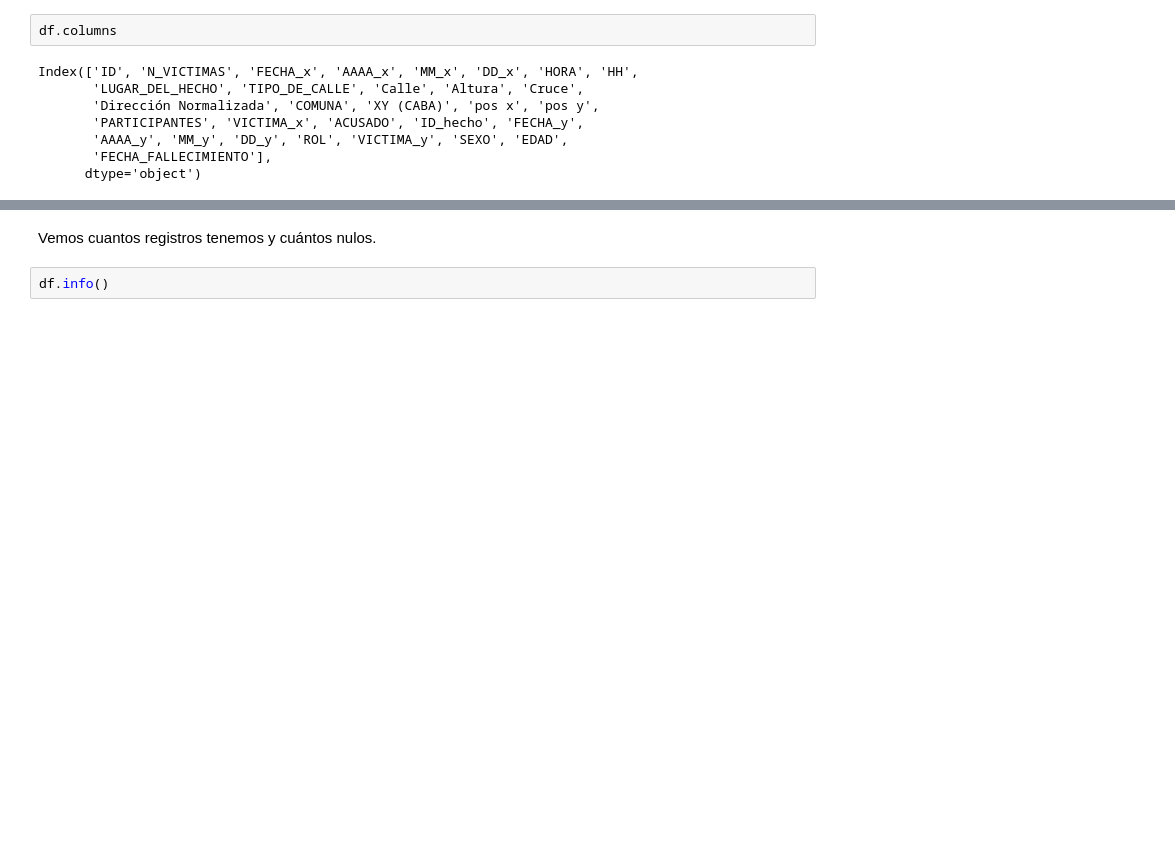
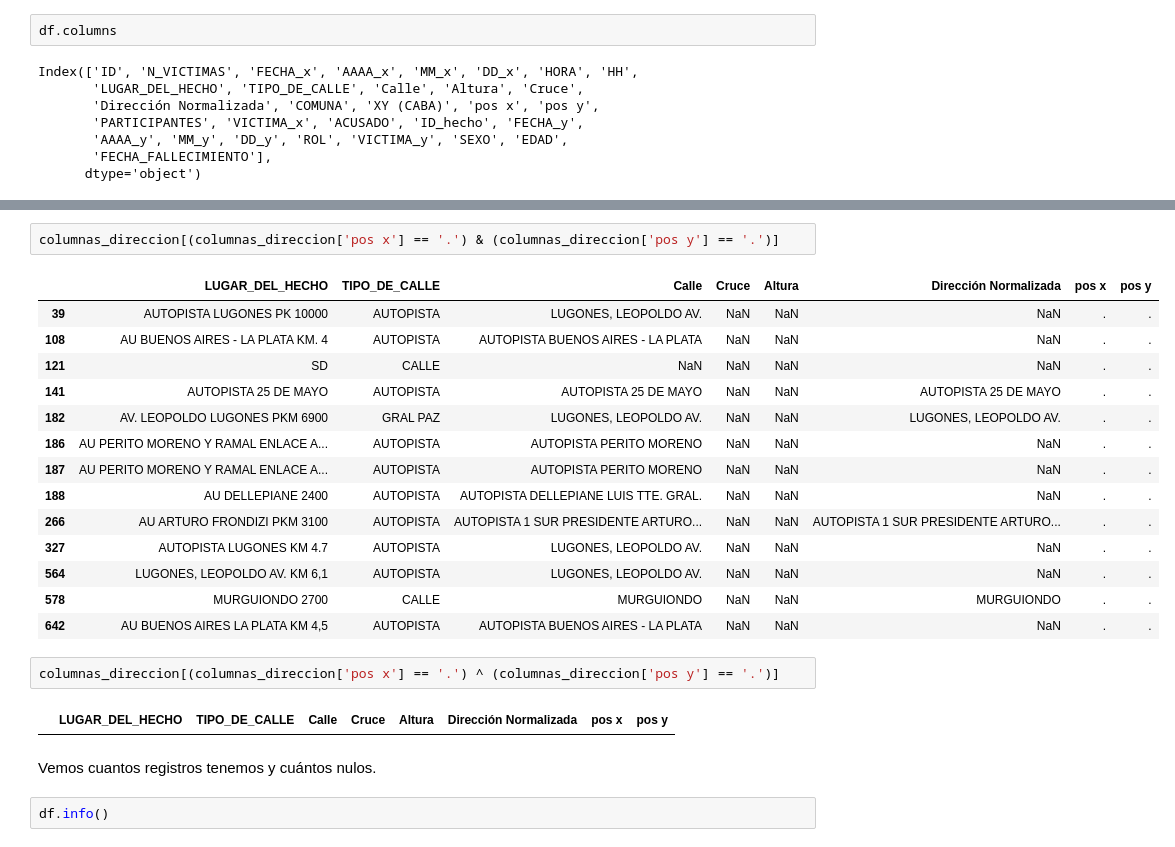
Before and after one commit to EnzoTitaDolce/pi02, a Jupyter notebook: eda.ipynb, the cells around one changed output, grey strips where cells are left out. Saved outputs shown, nothing was run; the diff lists cells and outputs as text; blank space fills up the shorter version.

```diff
--- a/eda.ipynb
+++ b/eda.ipynb
@@ -160,3 +286,24 @@ df
+# %%
+columnas_direccion[(columnas_direccion['pos x'] == '.') & (columnas_direccion['pos y'] == '.')]
+# %% [output]
+|  | LUGAR_DEL_HECHO | TIPO_DE_CALLE | Calle | Cruce | Altura | Dirección Normalizada | pos x | pos y |
+| 39 | AUTOPISTA LUGONES PK 10000 | AUTOPISTA | LUGONES, LEOPOLDO AV. | NaN | NaN | NaN | . | . |
+| 108 | AU BUENOS AIRES - LA PLATA KM. 4 | AUTOPISTA | AUTOPISTA BUENOS AIRES - LA PLATA | NaN | NaN | NaN | . | . |
+| 121 | SD | CALLE | NaN | NaN | NaN | NaN | . | . |
+| 141 | AUTOPISTA 25 DE MAYO | AUTOPISTA | AUTOPISTA 25 DE MAYO | NaN | NaN | AUTOPISTA 25 DE MAYO | . | . |
+| 182 | AV. LEOPOLDO LUGONES PKM 6900 | GRAL PAZ | LUGONES, LEOPOLDO AV. | NaN | NaN | LUGONES, LEOPOLDO AV. | . | . |
+| 186 | AU PERITO MORENO Y RAMAL ENLACE A... | AUTOPISTA | AUTOPISTA PERITO MORENO | NaN | NaN | NaN | . | . |
+| 187 | AU PERITO MORENO Y RAMAL ENLACE A... | AUTOPISTA | AUTOPISTA PERITO MORENO | NaN | NaN | NaN | . | . |
+| 188 | AU DELLEPIANE 2400 | AUTOPISTA | AUTOPISTA DELLEPIANE LUIS TTE. GRAL. | NaN | NaN | NaN | . | . |
+| 266 | AU ARTURO FRONDIZI PKM 3100 | AUTOPISTA | AUTOPISTA 1 SUR PRESIDENTE ARTURO... | NaN | NaN | AUTOPISTA 1 SUR PRESIDENTE ARTURO... | . | . |
+| 327 | AUTOPISTA LUGONES KM 4.7 | AUTOPISTA | LUGONES, LEOPOLDO AV. | NaN | NaN | NaN | . | . |
+| 564 | LUGONES, LEOPOLDO AV. KM 6,1 | AUTOPISTA | LUGONES, LEOPOLDO AV. | NaN | NaN | NaN | . | . |
+| 578 | MURGUIONDO 2700 | CALLE | MURGUIONDO | NaN | NaN | MURGUIONDO | . | . |
+| 642 | AU BUENOS AIRES LA PLATA KM 4,5 | AUTOPISTA | AUTOPISTA BUENOS AIRES - LA PLATA | NaN | NaN | NaN | . | . |
+# %%
+columnas_direccion[(columnas_direccion['pos x'] == '.') ^ (columnas_direccion['pos y'] == '.')]
+# %% [output]
+|  | LUGAR_DEL_HECHO | TIPO_DE_CALLE | Calle | Cruce | Altura | Dirección Normalizada | pos x | pos y |
 # %% [markdown]
 Vemos cuantos registros tenemos y cuántos nulos.
 # %%
```
Also changed, not shown: parts of 29 cells of this notebook, 3 other files.
